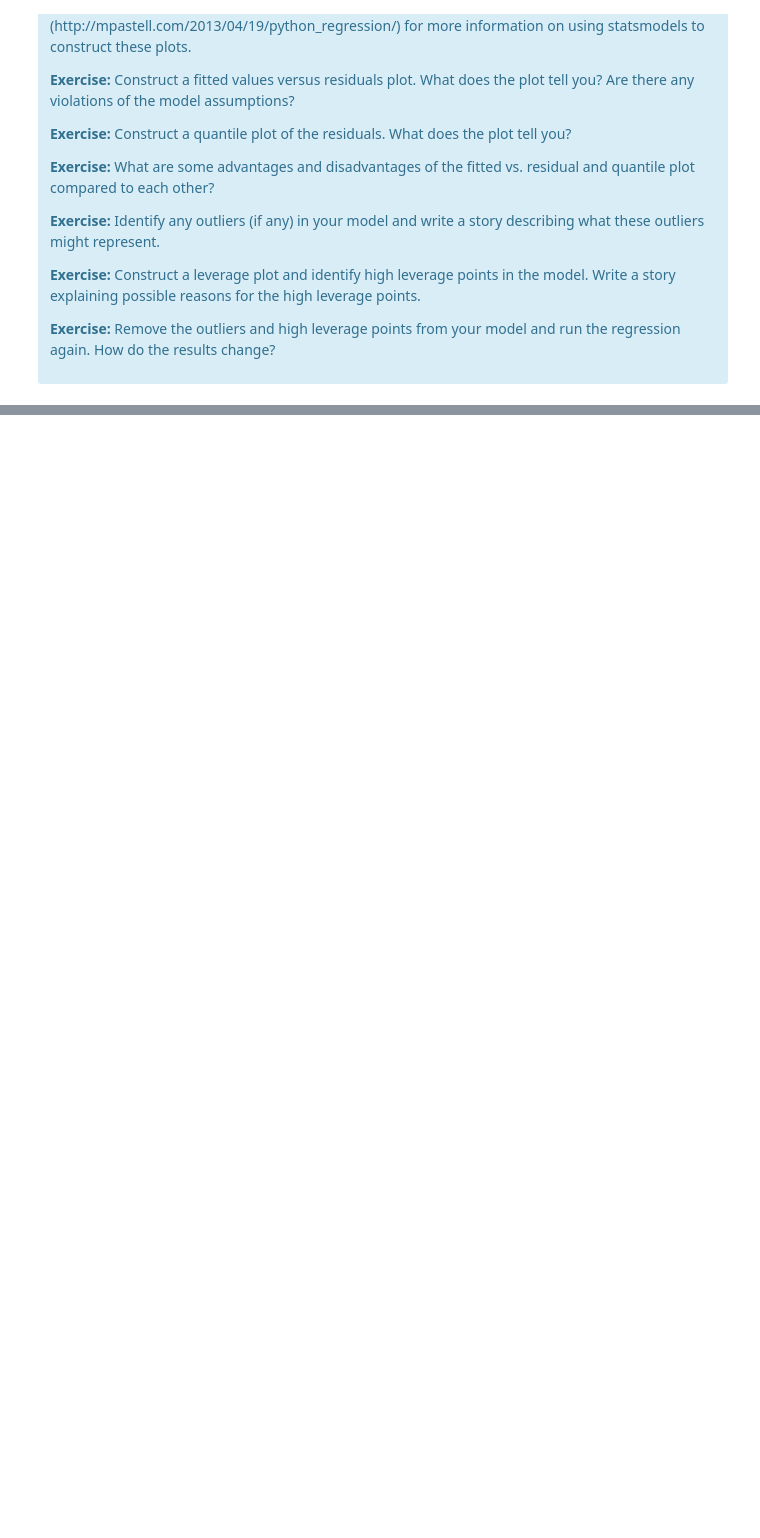
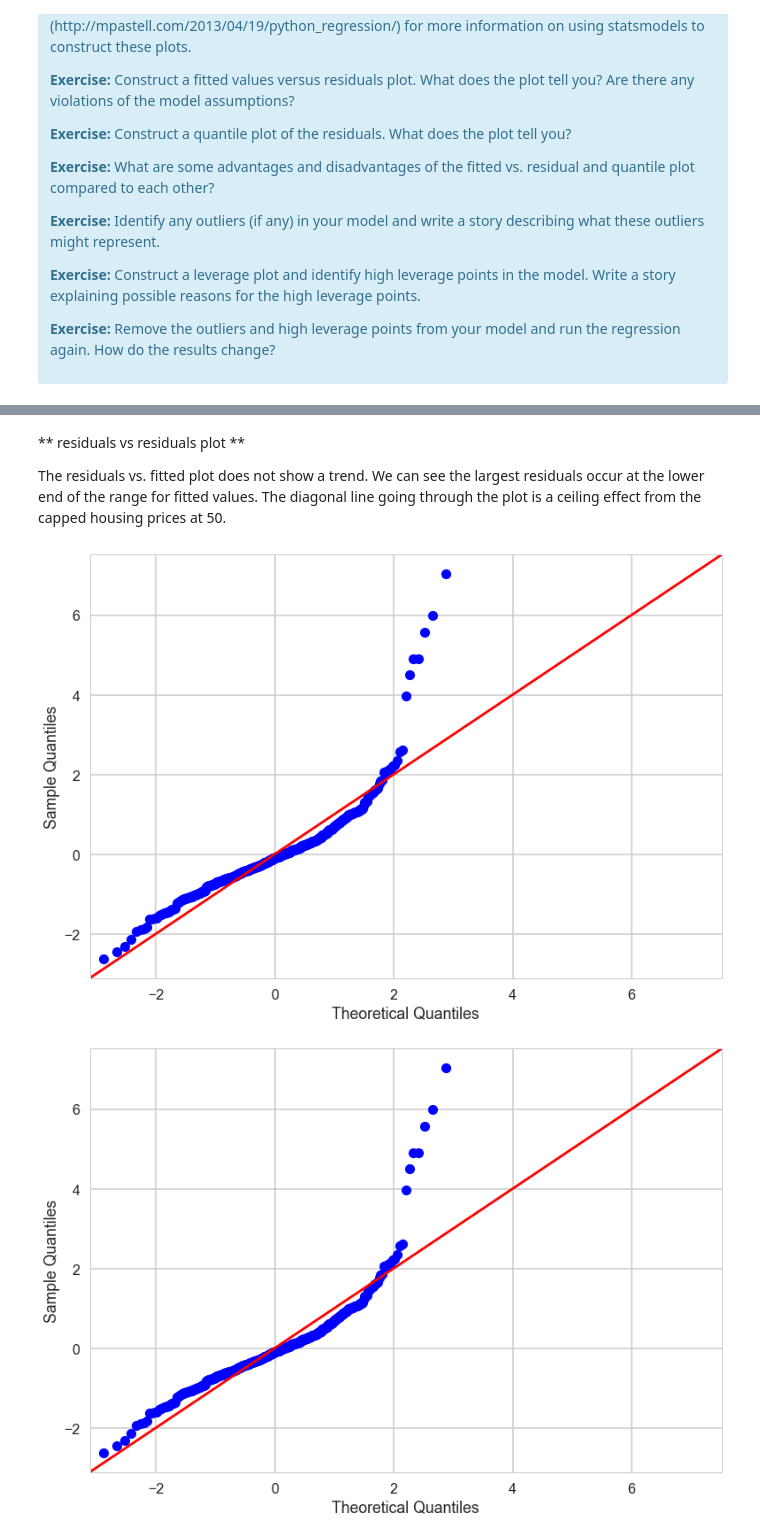
Before and after one commit to SoumyaK23/Springboard-Data-Intensive-and-Machine-Learning, a Jupyter notebook: machine learning/Mini_Project_Linear_Regression.ipynb, the cells around one changed output, grey strips where cells are left out. Drawn from its saved outputs; the diff is of its cells as text; code cells hidden in the pictures; blank space fills up the shorter version.

```diff
--- a/machine learning/Mini_Project_Linear_Regression.ipynb
+++ b/machine learning/Mini_Project_Linear_Regression.ipynb
@@ -832,0 +959,14 @@ plt.ylabel('Residuals')
+# %% [markdown]
+** residuals vs residuals plot **
+
+The residuals vs. fitted plot does not show a trend. We can see the largest residuals occur at the lower end of the range for fitted values. The diagonal line going through the plot is a ceiling effect from the capped housing prices at 50.
+# %%
+# Quantile plot of residuals
+resid = mymodel.resid
+mean = np.mean(resid)
+sd = np.std(resid)
+z = (resid - mean) / sd
+sm.qqplot(z, line='45')
+# %% [output]
+[figure, added]
+[figure, added]
```
Also changed, not shown: parts of 31 cells of this notebook.
